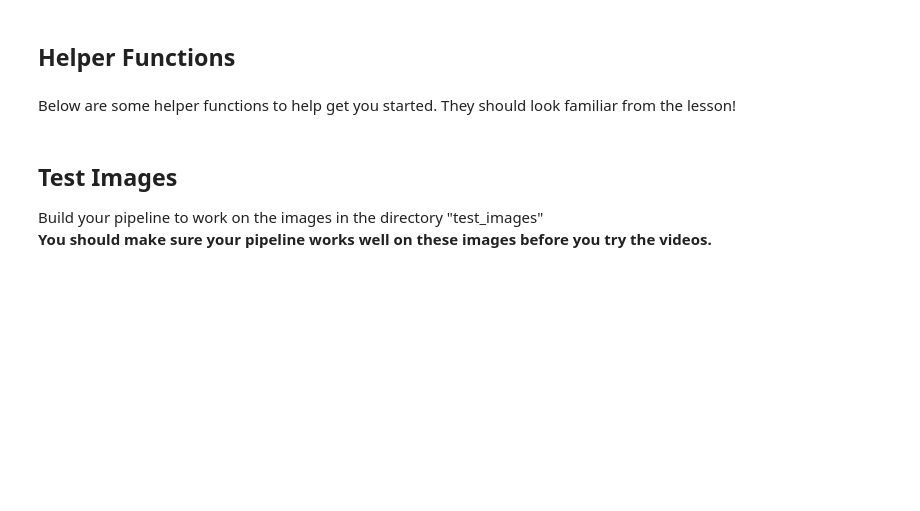
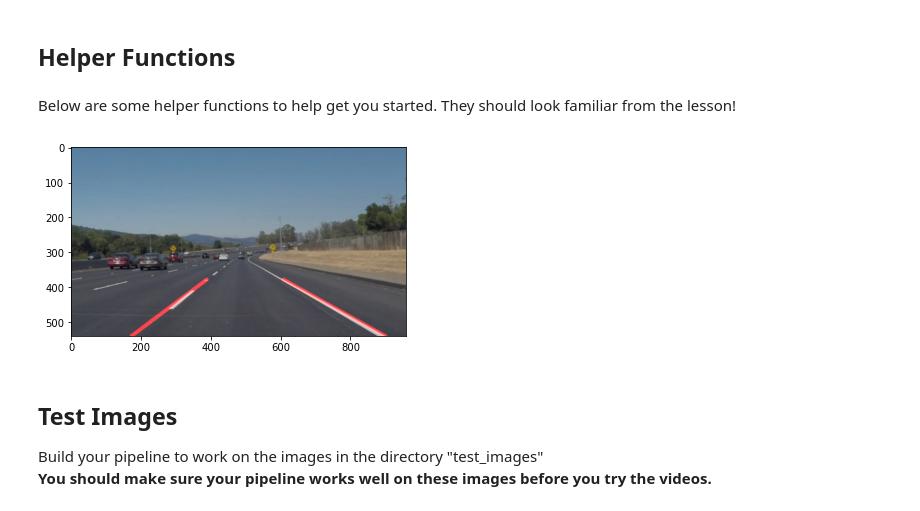
Before and after one commit to lekeOnilude/Self_Driving_Car_Lane_Detection, a Jupyter notebook: P1.ipynb, the cells around one changed output. Saved outputs shown, nothing was run; the diff lists cells and outputs as text; code cells hidden in the pictures; blank space fills up the shorter version.

Commit message:
lane detection for video complete

```diff
--- a/P1.ipynb
+++ b/P1.ipynb
@@ -172,6 +222,35 @@ def weighted_img(img, initial_img, α=0.8, β=1., γ=0.):
     NOTE: initial_img and img must be the same shape!
     """
     return cv2.addWeighted(initial_img, α, img, β, γ)
+# %%
+img = mpimg.imread("test_images/solidWhiteCurve.jpg")
+
+imshape = img.shape
+
+# convert to greyscale image
+greyImg = grayscale(img)
+
+# smoote out rough surfaces
+blurImg = gaussian_blur(greyImg, 5)
+
+#edge detection
+dotImg = canny(blurImg, low_threshold=150, high_threshold=180)
+
+vertices = np.array([[(180,imshape[0]),(350, 350), (600, 350), (imshape[1],imshape[0])]], dtype=np.int32)
+ROIimg = region_of_interest(dotImg, vertices)
+
+#get striaght lines
+lines_img = hough_lines(ROIimg, rho=2, theta= np.pi/180, threshold=15, min_line_len=40, max_line_gap=20)
+
+output = weighted_img(lines_img, img)
+
+# lines = cv2.HoughLinesP(ROIimg, rho=2, theta= np.pi/180, threshold=15, minLineLength=40, maxLineGap=20)
+# line_img = np.zeros((img.shape[0], img.shape[1], 3), dtype=np.uint8)
+#plt.imshow(draw_lines(line_img, lines, thickness=10))
+plt.imshow(output)
+plt.show()
+# %% [output]
+[figure, added]
 # %% [markdown]
 ## Test Images
 
```
Also changed, not shown: parts of 4 cells of this notebook, 7 other files.
